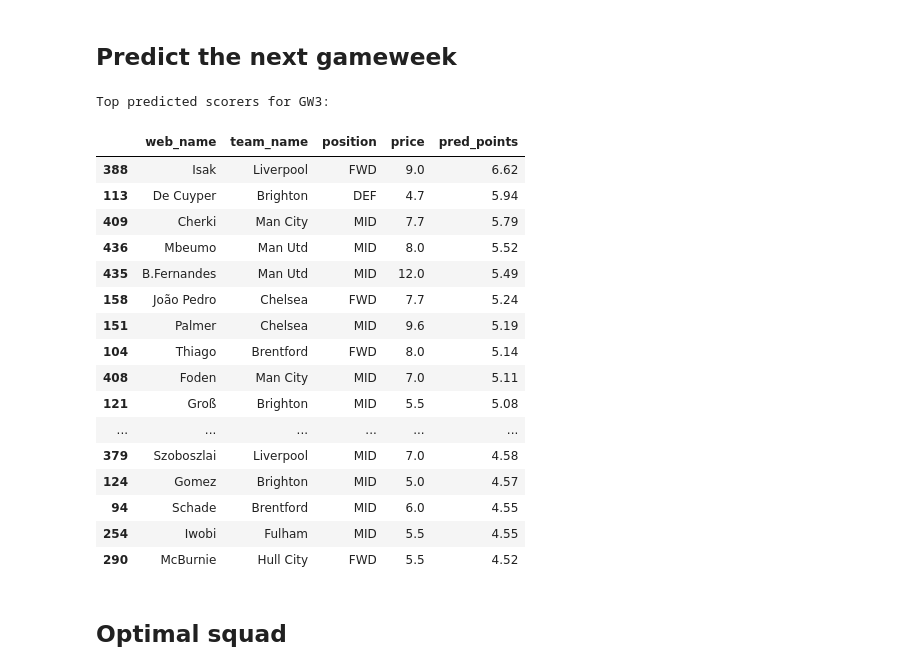
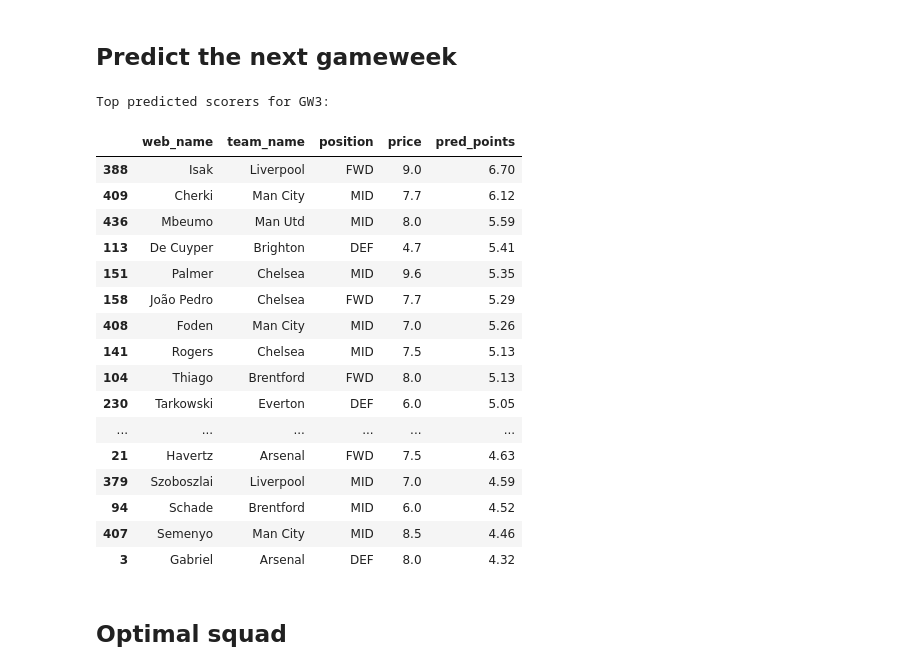
Before and after one commit to husainal1/fpl-predictor-app, a Jupyter notebook: Predicting_EPL_Player_Performance_2026_27.ipynb, the cells around one changed output. Saved outputs shown, nothing was run; the diff lists cells and outputs as text; code cells hidden in the pictures.

```diff
--- a/Predicting_EPL_Player_Performance_2026_27.ipynb
+++ b/Predicting_EPL_Player_Performance_2026_27.ipynb
@@ -284,43 +284,39 @@ engineered rows: 88142 | features: 70
 ## Train and check the model
 # %%
 # ---- Train two-stage model:  expected points = P(start) x E[points | start] ----
-from xgboost import XGBClassifier
-
+# Both stages are XGBRegressor. The start stage regresses the 0/1 "started" label
+# (its output is a probability), so nothing is a classifier and it save/loads cleanly.
 train = fe.dropna(subset=["y", "minutes_lag1", "total_points_lag1"]).copy()
 X = train[FEATURES].fillna(0.0)
 y = train["y"].astype(float)
 groups = train["name_key"]
 train["started"] = (pd.to_numeric(train["minutes"], errors="coerce").fillna(0) >= 60).astype(int)
-started = train["started"].values
+started = train["started"].astype(float).values
 baseline = train["total_points_roll3_mean"].fillna(train["total_points_lag1"]).fillna(0)
 
 def make_reg():
     return XGBRegressor(n_estimators=800, learning_rate=0.04, max_depth=6, subsample=0.9,
                         colsample_bytree=0.9, min_child_weight=5, random_state=42,
                         n_jobs=-1, tree_method="hist")
-def make_clf():
-    return XGBClassifier(n_estimators=600, learning_rate=0.05, max_depth=6, subsample=0.9,
-                         colsample_bytree=0.9, min_child_weight=5, random_state=42,
-                         n_jobs=-1, tree_method="hist", eval_metric="logloss")
 
 # honest out-of-fold check (grouped by player so no one leaks across folds)
 gkf = GroupKFold(n_splits=5)
 oof = np.zeros(len(train))
 for tr, va in gkf.split(X, y, groups):
-    sc = make_clf().fit(X.iloc[tr], started[tr])
+    sc = make_reg().fit(X.iloc[tr], started[tr])          # regress 0/1 "started"
     ms = tr[started[tr] == 1]
-    pr = make_reg().fit(X.iloc[ms], y.iloc[ms])
-    oof[va] = sc.predict_proba(X.iloc[va])[:, 1] * pr.predict(X.iloc[va])
+    pr = make_reg().fit(X.iloc[ms], y.iloc[ms])            # points if he starts
+    p = np.clip(sc.predict(X.iloc[va]), 0.0, 1.0)
+    oof[va] = p * pr.predict(X.iloc[va])
 print("Rows trained on : %d" % len(train))
 print("Model MAE       : %.3f  (P(start) x points-if-start)" % mean_absolute_error(y, oof))
 print("Baseline MAE    : %.3f  (3-game points average)" % mean_absolute_error(y, baseline))
 
 # final models on ALL data
-start_model = make_clf().fit(X, started)
+start_model = make_reg().fit(X, started)
 pts_start_model = make_reg().fit(X[started == 1], y[started == 1])
-print("Start rate: %.2f  |  points-if-start rows: %d" % (started.mean(), int(started.sum())))
+print("Start rate: %.2f" % started.mean())
 
-# save BOTH models for the app
 from google.colab import drive
 drive.mount('/content/drive')
 start_model.save_model('/content/drive/MyDrive/fpl_start_model.json')
@@ -358,10 +354,6 @@ nothing to push / check token
 ## Predict the next gameweek
 # %%
 # ---- Predict the upcoming gameweek for every current player ----
-# Latest form snapshot per player. For an UPCOMING match the player's most recent
-# completed game is "lag1", so form here includes that last game (unlike training,
-# where each row's form excludes the match being scored) -- both describe "form
-# going into the match", so they line up.
 FORM_COLS = ([f"{c}_lag{L}" for c in BASE_COLS for L in LAGS] +
              [f"{c}_roll{W}_mean" for c in BASE_COLS for W in WINDOWS] +
              ["played_last", "played_last3_pct"])
@@ -373,9 +365,9 @@ def latest_form(df):
     key = df["name_key"]
     for col in BASE_COLS:
         s = pd.to_numeric(df[col], errors="coerce")
-        for L in LAGS:                       # lag1 = most recent completed game
+        for L in LAGS:
             df[f"{col}_lag{L}"] = s.groupby(key).shift(L - 1)
-        for W in WINDOWS:                    # rolling window includes the last game
+        for W in WINDOWS:
             df[f"{col}_roll{W}_mean"] = s.groupby(key).transform(lambda x: x.rolling(W).mean())
     mins = pd.to_numeric(df["minutes"], errors="coerce")
     df["played_last"]      = (mins > 0).astype(int)
@@ -384,15 +376,13 @@ def latest_form(df):
 
 recent = latest_form(hist)
 
-# 2) upcoming fixture (opponent + venue) for each current club, from the next GW
 fx = fixtures[(fixtures["event"] == NEXT_GW)].copy()
-next_opp = {}   # team_name -> (opp_name, is_home)
+next_opp = {}
 for _, r in fx.iterrows():
     h_, a_ = team_name_now.get(r["team_h"]), team_name_now.get(r["team_a"])
     if h_: next_opp[h_] = (a_, 1)
     if a_: next_opp[a_] = (h_, 0)
 
-# 3) assemble one prediction row per current player
 def build_pred_rows():
     r = recent.set_index("name_key")
     out = []
@@ -409,63 +399,62 @@ def build_pred_rows():
         row["def_vs_oppatt"]    = td - oa
         row["month"] = pd.Timestamp.utcnow().month
         for pos in VALID_POS: row[f"is_{pos}"] = int(p["position"] == pos)
-        if p["name_key"] in r.index:                    # has PL history
+        if p["name_key"] in r.index:
             rr = r.loc[p["name_key"]]
             rr = rr.iloc[0] if isinstance(rr, pd.DataFrame) else rr
             for c in FORM_COLS:
                 if c in rr.index: row[c] = rr[c]
             row["is_new"] = 0
-        else:                                           # new to the PL: cold start
+        else:
             row["is_new"] = 1
         out.append(row)
     return pd.DataFrame(out)
 
 pred = build_pred_rows()
 for f in FEATURES:
     if f not in pred.columns: pred[f] = 0.0
 pred[FEATURES] = pred[FEATURES].apply(pd.to_numeric, errors="coerce").fillna(0.0)
-pred["p_start"] = start_model.predict_proba(pred[FEATURES])[:, 1]
+pred["p_start"] = np.clip(start_model.predict(pred[FEATURES]), 0.0, 1.0)
 pred["pred_points"] = pred["p_start"] * pts_start_model.predict(pred[FEATURES])
-# unavailable players (injured/suspended) shouldn't be recommended
 pred.loc[players_now.set_index("player_id").reindex(pred["player_id"])["status"].values != "a", "pred_points"] *= 0.4
 
 # ---- set-piece / penalty bump ----
 def _sp_col(name):
     return pd.to_numeric(elements[name], errors="coerce") if name in elements.columns else pd.Series([np.nan]*len(elements))
 def _sp_bump(pen, dfk, ck):
     b = 0.0
     if pen == 1: b += 0.20
     elif pen == 2: b += 0.12
     if dfk == 1: b += 0.08
     if ck == 1: b += 0.06
     return b
 _bump = {int(i): _sp_bump(pn, df, c) for i, pn, df, c in
          zip(elements["id"], _sp_col("penalties_order"),
              _sp_col("direct_freekicks_order"), _sp_col("corners_and_indirect_freekicks_order"))}
 pred["pred_points"] = [pp + (_bump.get(int(pid), 0.0) if pp > 1.5 else 0.0)
                        for pp, pid in zip(pred["pred_points"], pred["player_id"])]
 show = pred.sort_values("pred_points", ascending=False)
 print(f"Top predicted scorers for GW{NEXT_GW}:")
 show[["web_name","team_name","position","price","pred_points"]].head(20).round(2)
 # %% [output]
 Top predicted scorers for GW3:
 |  | web_name | team_name | position | price | pred_points |
-| 388 | Isak | Liverpool | FWD | 9.0 | 6.62 |
-| 113 | De Cuyper | Brighton | DEF | 4.7 | 5.94 |
-| 409 | Cherki | Man City | MID | 7.7 | 5.79 |
-| 436 | Mbeumo | Man Utd | MID | 8.0 | 5.52 |
-| 435 | B.Fernandes | Man Utd | MID | 12.0 | 5.49 |
-| 158 | João Pedro | Chelsea | FWD | 7.7 | 5.24 |
-| 151 | Palmer | Chelsea | MID | 9.6 | 5.19 |
-| 104 | Thiago | Brentford | FWD | 8.0 | 5.14 |
-| 408 | Foden | Man City | MID | 7.0 | 5.11 |
-| 121 | Groß | Brighton | MID | 5.5 | 5.08 |
+| 388 | Isak | Liverpool | FWD | 9.0 | 6.70 |
+| 409 | Cherki | Man City | MID | 7.7 | 6.12 |
+| 436 | Mbeumo | Man Utd | MID | 8.0 | 5.59 |
+| 113 | De Cuyper | Brighton | DEF | 4.7 | 5.41 |
+| 151 | Palmer | Chelsea | MID | 9.6 | 5.35 |
+| 158 | João Pedro | Chelsea | FWD | 7.7 | 5.29 |
+| 408 | Foden | Man City | MID | 7.0 | 5.26 |
+| 141 | Rogers | Chelsea | MID | 7.5 | 5.13 |
+| 104 | Thiago | Brentford | FWD | 8.0 | 5.13 |
+| 230 | Tarkowski | Everton | DEF | 6.0 | 5.05 |
 | ... | ... | ... | ... | ... | ... |
-| 379 | Szoboszlai | Liverpool | MID | 7.0 | 4.58 |
-| 124 | Gomez | Brighton | MID | 5.0 | 4.57 |
-| 94 | Schade | Brentford | MID | 6.0 | 4.55 |
-| 254 | Iwobi | Fulham | MID | 5.5 | 4.55 |
-| 290 | McBurnie | Hull City | FWD | 5.5 | 4.52 |
+| 21 | Havertz | Arsenal | FWD | 7.5 | 4.63 |
+| 379 | Szoboszlai | Liverpool | MID | 7.0 | 4.59 |
+| 94 | Schade | Brentford | MID | 6.0 | 4.52 |
+| 407 | Semenyo | Man City | MID | 8.5 | 4.46 |
+| 3 | Gabriel | Arsenal | DEF | 8.0 | 4.32 |
 # %% [markdown]
 
 ## Optimal squad
```
Also changed, not shown: parts of 4 cells of this notebook.
